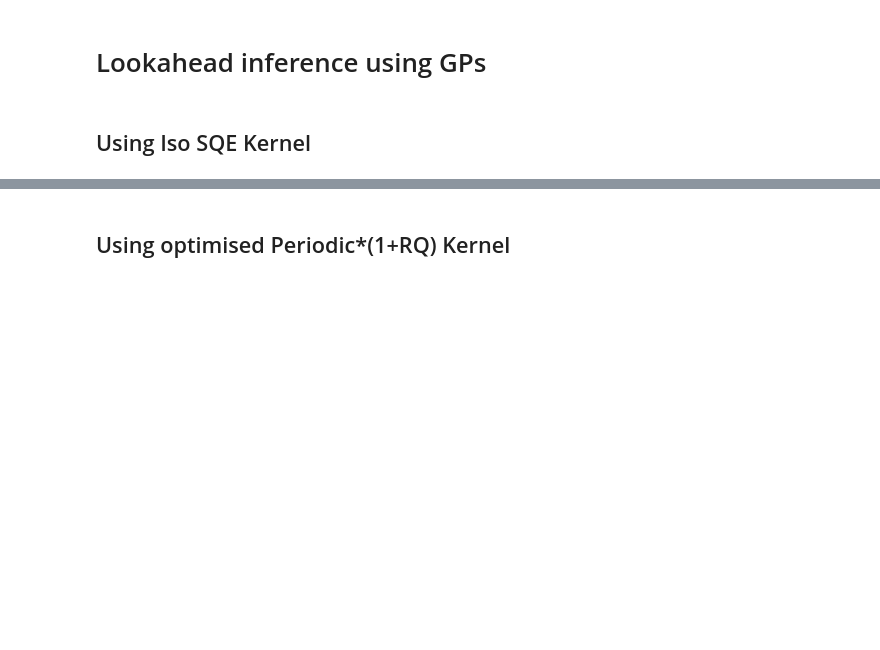
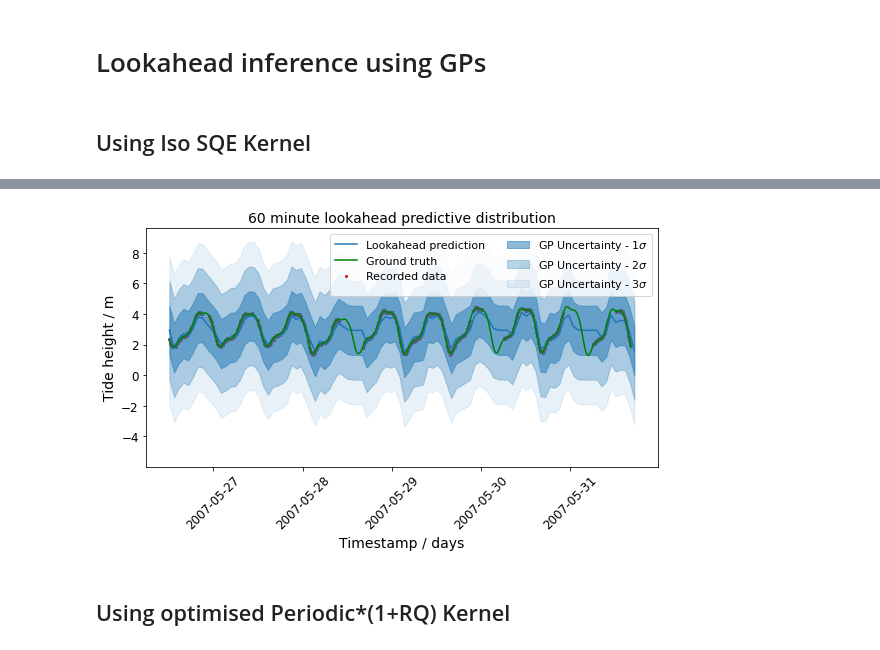
Before and after one commit to joncarter1/GP-Regression, a Jupyter notebook: Analysis.ipynb, the cells around one changed output, grey strips where cells are left out. Saved outputs shown, nothing was run; the diff lists cells and outputs as text; code cells hidden in the pictures; blank space fills up the shorter version.

```diff
--- a/Analysis.ipynb
+++ b/Analysis.ipynb
@@ -168,19 +187,19 @@ lookahead = 60  # 1 hour lookahead prediction (useful as a surfer!)
 t_predictions = torch.linspace(0, 7500, 100)
 
 iso_l_means, iso_l_vars = iso_lookahead_gp.compute_lookahead_predictive_means_vars(t_predictions, lookahead)
-iso_lookahead_means, iso_lookahead_vars = iht(iso_l_means), (tide_std**2)*iso_l_vars
+iso_lookahead_means, iso_lookahead_vars = iht(iso_l_means), (tide_std.cpu()**2)*iso_l_vars
 # %%
 plt.figure(figsize=(8,5))
-plt.scatter(reading_times, tide_heights, s=5, marker="x", label="Recorded data", color="tab:red")
+plt.scatter(reading_times, tide_heights.cpu(), s=5, marker="x", label="Recorded data", color="tab:red")
 #plt.plot(sample_times, sample_means, color="tab:blue", label="GP mean"
 plt.title(f"{lookahead} minute lookahead predictive distribution", fontsize=14)
-plt.plot(itt(t_predictions), iso_lookahead_means, label="Lookahead prediction")
+plt.plot(itt(t_predictions.cpu()), iso_lookahead_means, label="Lookahead prediction")
 sigma_vector = np.diag(iso_lookahead_vars)**0.5
 
 alphas = [0.5, 0.3, 0.1]
 for i in range(3):
     j = i + 1
-    plt.fill_between(itt(t_predictions), iso_lookahead_means-j*sigma_vector, iso_lookahead_means+j*sigma_vector,
+    plt.fill_between(itt(t_predictions.cpu()), iso_lookahead_means-j*sigma_vector, iso_lookahead_means+j*sigma_vector,
                     alpha=alphas[i], color="tab:blue", label=fr"GP Uncertainty - ${i+1}\sigma$")
 
 plt.xticks(rotation=45, fontsize=12)
@@ -200,3 +217,4 @@ plt.show()
+[figure, added]
 # %% [markdown]
 ## Using optimised Periodic*(1+RQ) Kernel
 # %%
```
Also changed, not shown: parts of 11 cells of this notebook.
